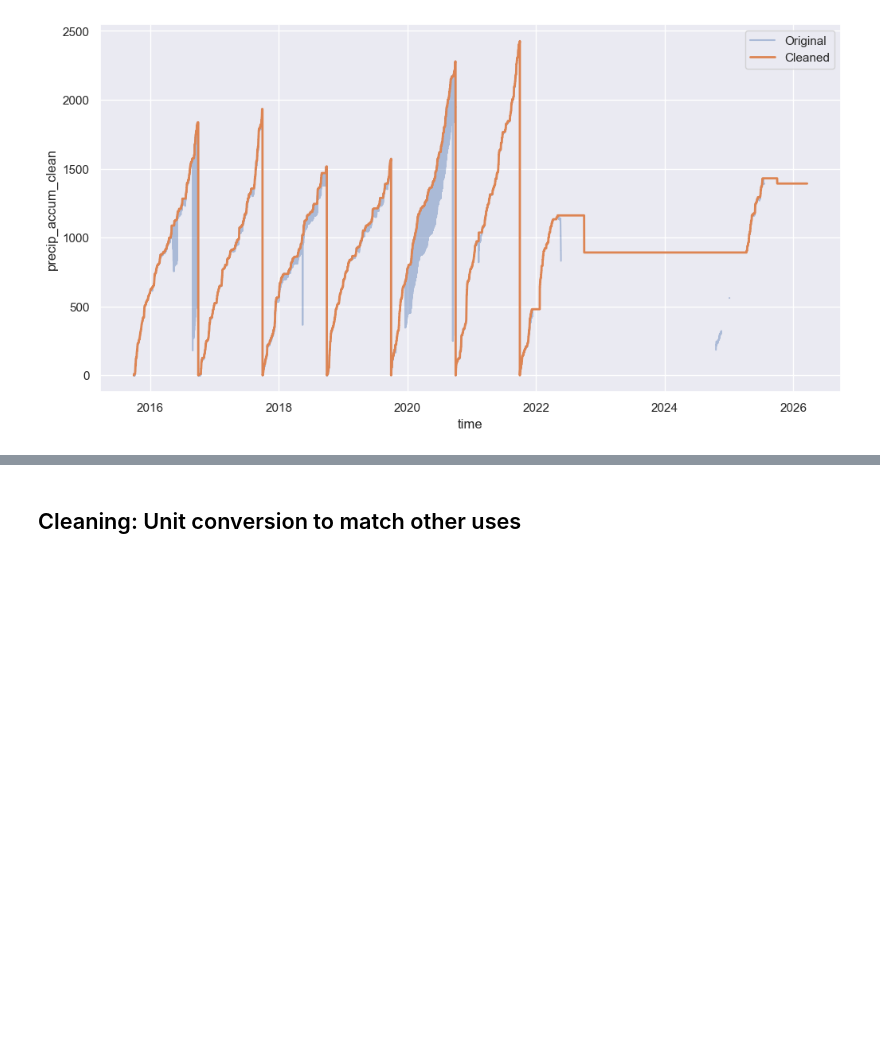
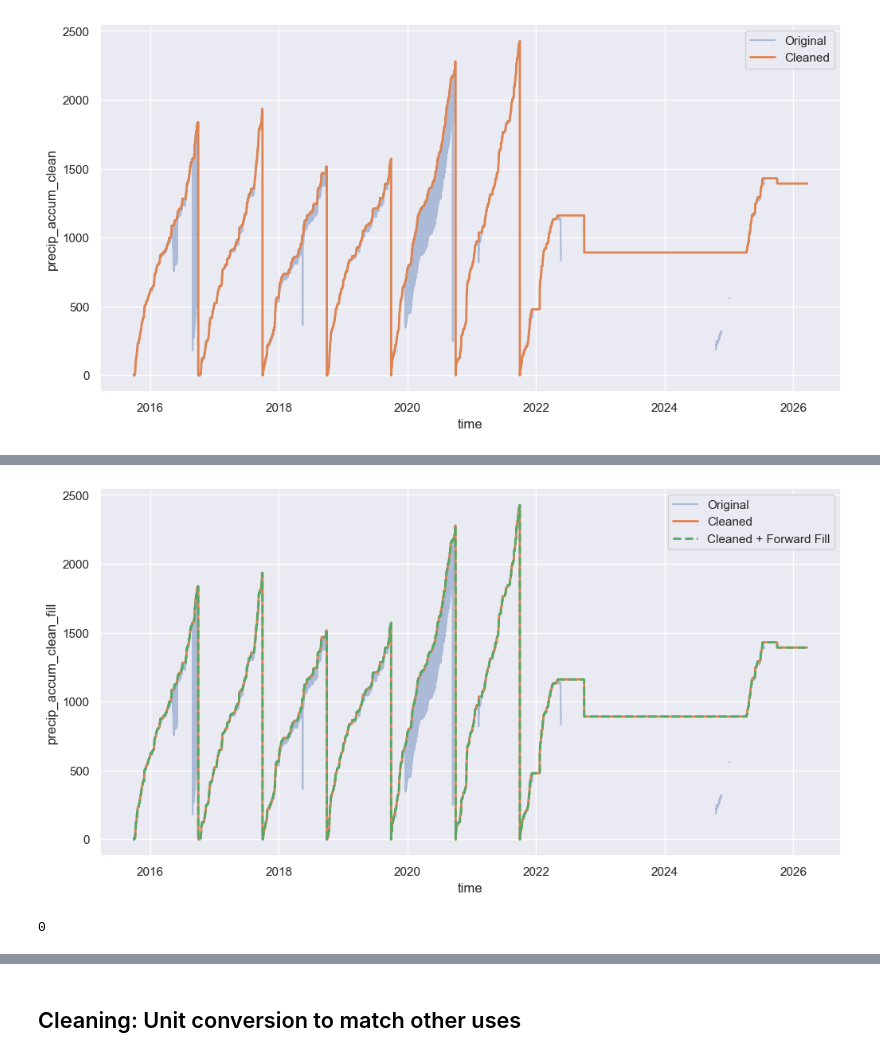
Before and after one commit to cassielumbrazo/snow_modeling_point, a Jupyter notebook: sites/heen/1_clean_met_heen.ipynb, the cells around one changed output, grey strips where cells are left out. Cells and saved outputs as stored; diff of their text form; code cells hidden in the pictures; blank space fills up the shorter version.

```diff
--- a/sites/heen/1_clean_met_heen.ipynb
+++ b/sites/heen/1_clean_met_heen.ipynb
@@ -270,0 +301,16 @@ That worked. Looks great.
+# %%
+ds_met_heen_clean['precip_accum'].plot(label='Original', alpha=0.4)
+
+ds_met_heen_clean['precip_accum_clean'].plot(label='Cleaned', linewidth=2)
+
+ds_met_heen_clean['precip_accum_clean_fill'].plot(label='Cleaned + Forward Fill', linewidth=2, linestyle='--')
+
+plt.legend()
+plt.show()
+# %% [output]
+[figure, added]
+# %%
+# check how many things are different between the clean fill an the clean without fill
+(ds_met_heen_clean['precip_accum_clean_fill'] != ds_met_heen_clean['precip_accum_clean']).sum().item()
+# %% [output]
+0
```
Also changed, not shown: parts of 22 cells of this notebook.
